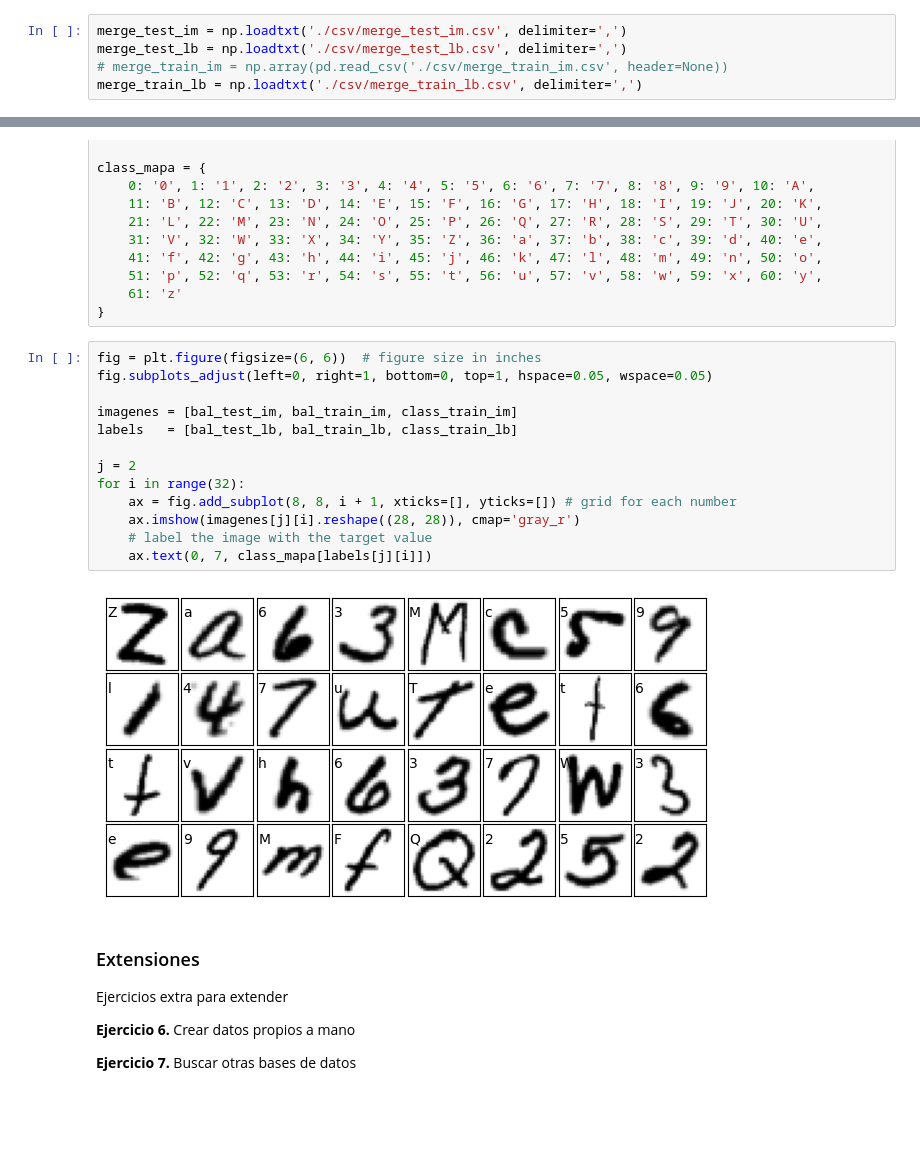
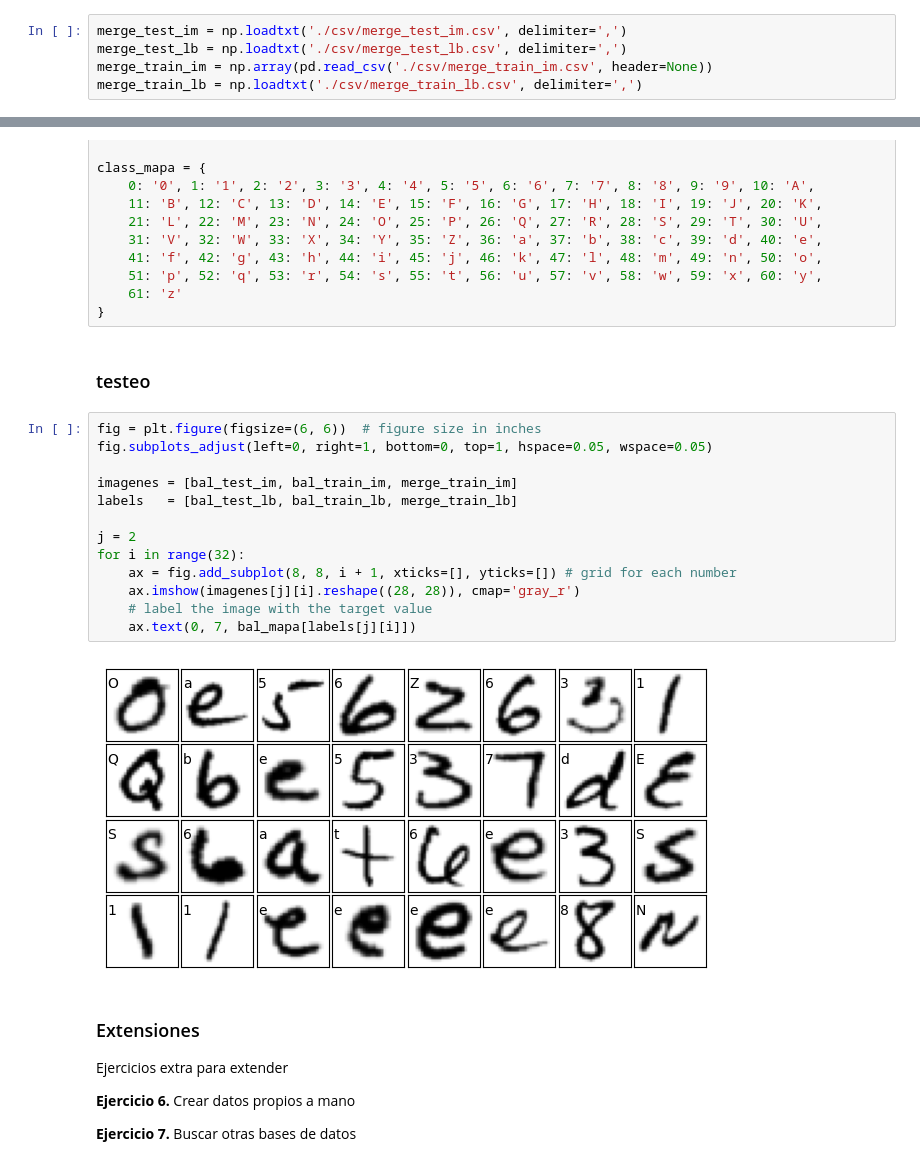
Before and after one commit to zusmoshijiku/proyecto-ingemat, a Jupyter notebook: main.ipynb, the cells around one changed output, grey strips where cells are left out. Drawn from its saved outputs; the diff is of its cells as text; blank space fills up the shorter version.

```diff
--- a/main.ipynb
+++ b/main.ipynb
@@ -583,7 +621,7 @@ class_train_lb = np.loadtxt('./csv/class_train_lb.csv', delimiter=',')
 # %%
 merge_test_im = np.loadtxt('./csv/merge_test_im.csv', delimiter=',')
 merge_test_lb = np.loadtxt('./csv/merge_test_lb.csv', delimiter=',')
-# merge_train_im = np.array(pd.read_csv('./csv/merge_train_im.csv', header=None))
+merge_train_im = np.array(pd.read_csv('./csv/merge_train_im.csv', header=None))
 merge_train_lb = np.loadtxt('./csv/merge_train_lb.csv', delimiter=',')
 # %%
 bal_mapa = {
@@ -603,21 +641,23 @@ class_mapa = {
     51: 'p', 52: 'q', 53: 'r', 54: 's', 55: 't', 56: 'u', 57: 'v', 58: 'w', 59: 'x', 60: 'y',
     61: 'z'
 }
+# %% [markdown]
+### testeo
 # %%
 fig = plt.figure(figsize=(6, 6))  # figure size in inches
 fig.subplots_adjust(left=0, right=1, bottom=0, top=1, hspace=0.05, wspace=0.05)
 
-imagenes = [bal_test_im, bal_train_im, class_train_im]
-labels   = [bal_test_lb, bal_train_lb, class_train_lb]
+imagenes = [bal_test_im, bal_train_im, merge_train_im]
+labels   = [bal_test_lb, bal_train_lb, merge_train_lb]
 
 j = 2
 for i in range(32):
     ax = fig.add_subplot(8, 8, i + 1, xticks=[], yticks=[]) # grid for each number
     ax.imshow(imagenes[j][i].reshape((28, 28)), cmap='gray_r')
     # label the image with the target value
-    ax.text(0, 7, class_mapa[labels[j][i]])
+    ax.text(0, 7, bal_mapa[labels[j][i]])
 # %% [output]
-[figure, old version]
+[figure, new version]
 # %% [markdown]
 ### Extensiones
 
```
Also changed, not shown: parts of 27 cells of this notebook, 8 other files.
